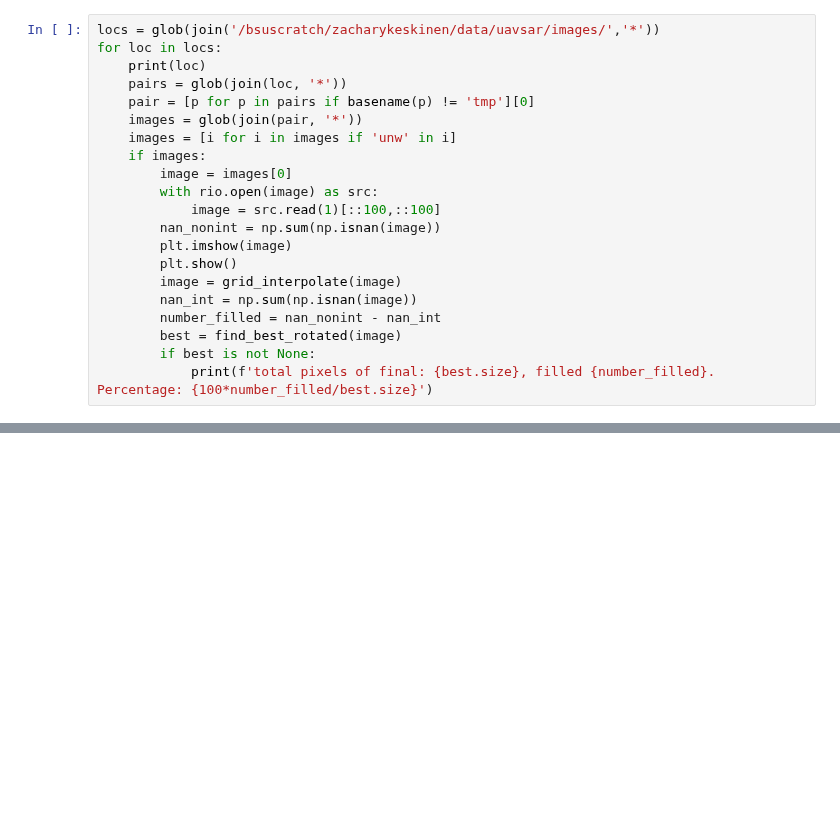
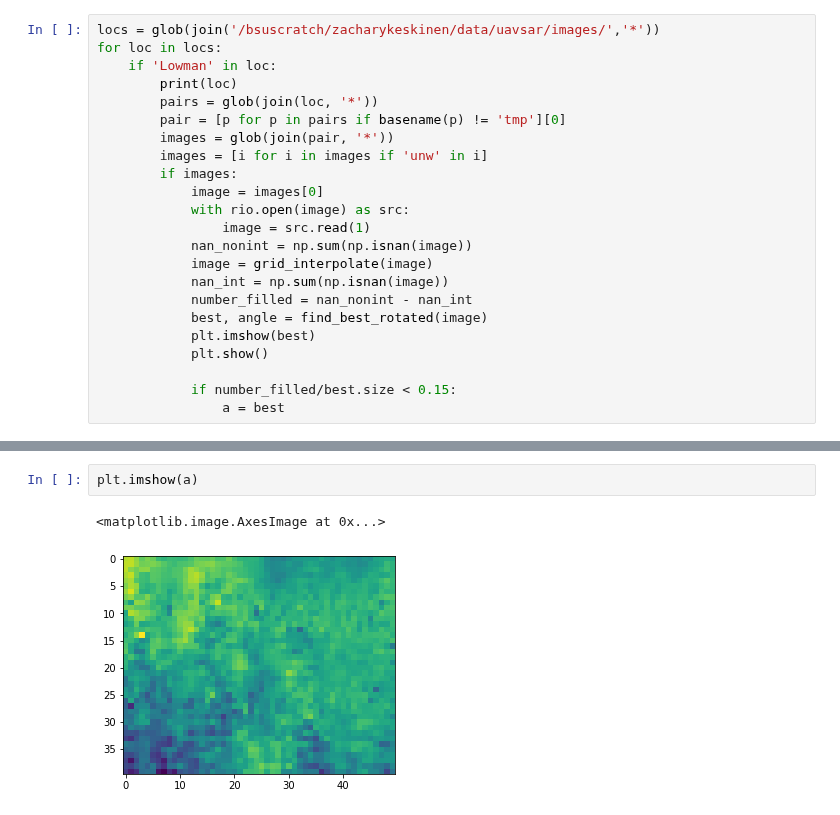
Before and after one commit to ZachHoppinen/uavsar, a Jupyter notebook: src/play/fft2.ipynb, the cells around one changed output, grey strips where cells are left out. Cells and saved outputs as stored; diff of their text form; blank space fills up the shorter version.

```diff
--- a/src/play/fft2.ipynb
+++ b/src/play/fft2.ipynb
@@ -224,22 +17,24 @@ from rotation_crop import find_best_rotated
 # %%
 locs = glob(join('/bsuscratch/zacharykeskinen/data/uavsar/images/','*'))
 for loc in locs:
-    print(loc)
-    pairs = glob(join(loc, '*'))
-    pair = [p for p in pairs if basename(p) != 'tmp'][0]
-    images = glob(join(pair, '*'))
-    images = [i for i in images if 'unw' in i]
-    if images:
-        image = images[0]
-        with rio.open(image) as src:
-            image = src.read(1)[::100,::100]
-        nan_nonint = np.sum(np.isnan(image))
-        plt.imshow(image)
-        plt.show()
-        image = grid_interpolate(image)
-        nan_int = np.sum(np.isnan(image))
-        number_filled = nan_nonint - nan_int
-        best = find_best_rotated(image)
-        if best is not None:
-            print(f'total pixels of final: {best.size}, filled {number_filled}. Percentage: {100*number_filled/best.size}')
+    if 'Lowman' in loc:
+        print(loc)
+        pairs = glob(join(loc, '*'))
+        pair = [p for p in pairs if basename(p) != 'tmp'][0]
+        images = glob(join(pair, '*'))
+        images = [i for i in images if 'unw' in i]
+        if images:
+            image = images[0]
+            with rio.open(image) as src:
+                image = src.read(1)
+            nan_nonint = np.sum(np.isnan(image))
+            image = grid_interpolate(image)
+            nan_int = np.sum(np.isnan(image))
+            number_filled = nan_nonint - nan_int
+            best, angle = find_best_rotated(image)
+            plt.imshow(best)
+            plt.show()
+
+            if number_filled/best.size < 0.15:
+                a = best
 # %% [output]
@@ -260,0 +118,5 @@ Best angle 135.5 and size 2960
+# %%
+plt.imshow(a)
+# %% [output]
+<matplotlib.image.AxesImage at 0x...>
+[figure, added]
```
Also changed, not shown: parts of 9 cells of this notebook, 3 other files.
